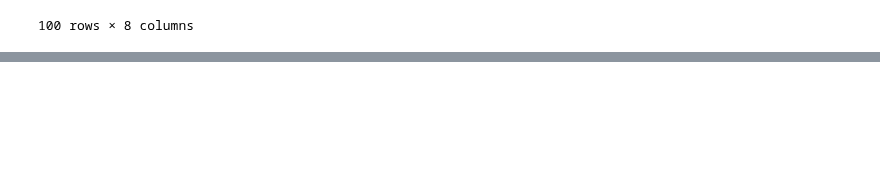
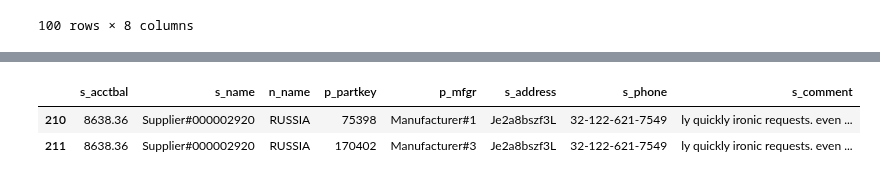
Before and after one commit to groegercesg/QueryBridge, a Jupyter notebook: early_results/q2_hyper.ipynb, the cells around one changed output, grey strips where cells are left out. Cells and saved outputs as stored; diff of their text form; code cells hidden in the pictures; blank space fills up the shorter version.

```diff
--- a/early_results/q2_hyper.ipynb
+++ b/early_results/q2_hyper.ipynb
@@ -569,0 +409,8 @@ overall_df
+# %%
+# <5110.27,Supplier#000009645,GERMANY,157129,Manufacturer#3,6CmMjDVLD5mzK5k19CaL,17-170-281-6088,al deposits according to the furiously final asymptotes use carefully across> -> true
+# <8638.36,Supplier#000002920,RUSSIA,75398,Manufacturer#1,Je2a8bszf3L,32-122-621-7549,ly quickly ironic requests. even requests whithout t> -> true
+df_output_1[df_output_1['s_name'] == "Supplier#000002920"]
+# %% [output]
+|  | s_acctbal | s_name | n_name | p_partkey | p_mfgr | s_address | s_phone | s_comment |
+| 210 | 8638.36 | Supplier#000002920 | RUSSIA | 75398 | Manufacturer#1 | Je2a8bszf3L | 32-122-621-7549 | ly quickly ironic requests. even ... |
+| 211 | 8638.36 | Supplier#000002920 | RUSSIA | 170402 | Manufacturer#3 | Je2a8bszf3L | 32-122-621-7549 | ly quickly ironic requests. even ... |
```
Also changed, not shown: parts of 15 cells of this notebook, 5 other files.
